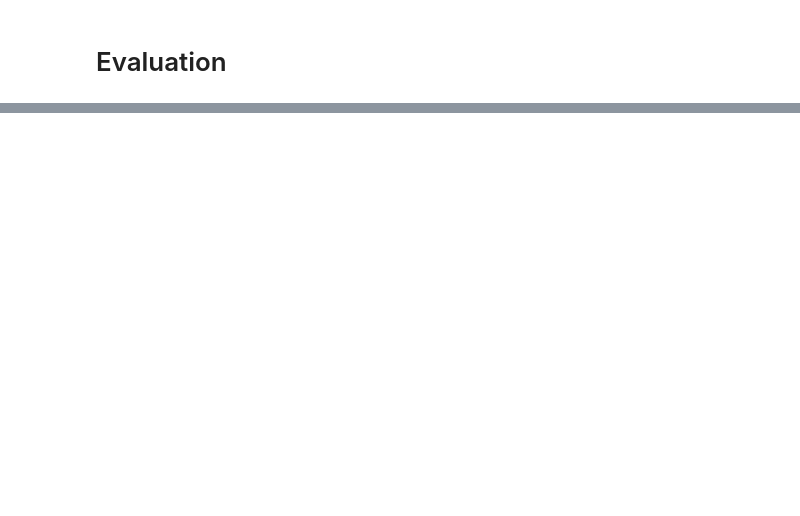
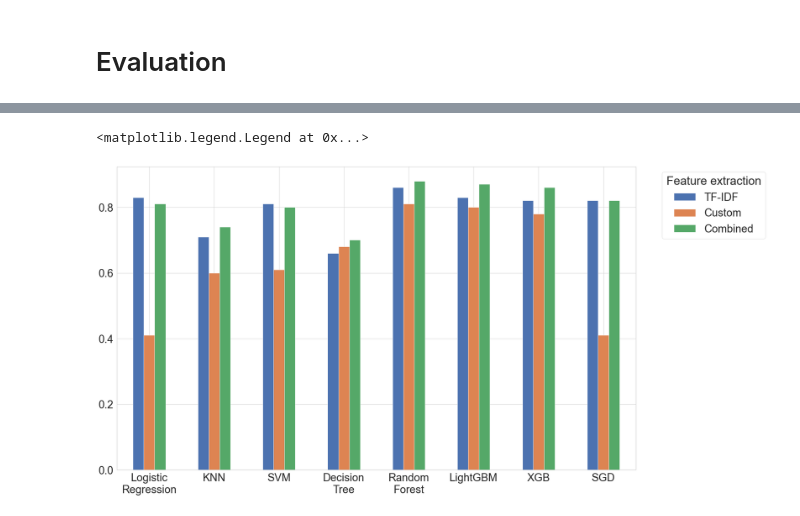
Before and after one commit to nhmt120/vietnamese-fake-news-detection, a Jupyter notebook: implement.ipynb, the cells around one changed output, grey strips where cells are left out. Cells and saved outputs as stored; diff of their text form; code cells hidden in the pictures; blank space fills up the shorter version.

```diff
--- a/implement.ipynb
+++ b/implement.ipynb
@@ -471,0 +636,10 @@ acc_df.T.plot(kind='bar', figsize=(10, 5))
+# %%
+# auc plot
+sns.set_context('paper', font_scale=3.3)
+auc_df.T.plot(kind='bar', figsize=(25, 15), rot=0)
+plt.legend(bbox_to_anchor=(1.04,1), loc="upper left")
+plt.xticks(range(len(labels)), labels)
+plt.legend(bbox_to_anchor=(1.04,1), loc="upper left", title='Feature extraction')
+# %% [output]
+<matplotlib.legend.Legend at 0x...>
+[figure, added]
```
Also changed, not shown: parts of 31 cells of this notebook, 3 other files.
